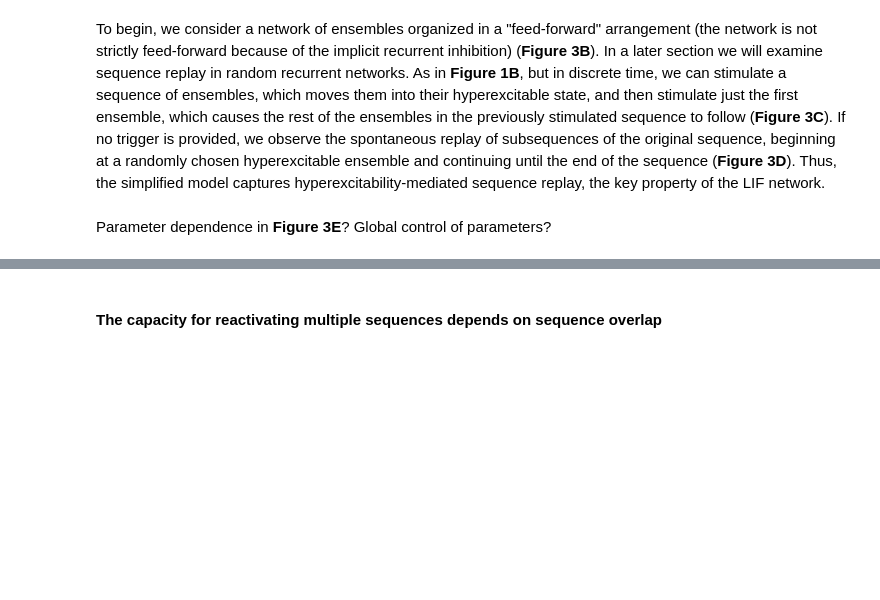
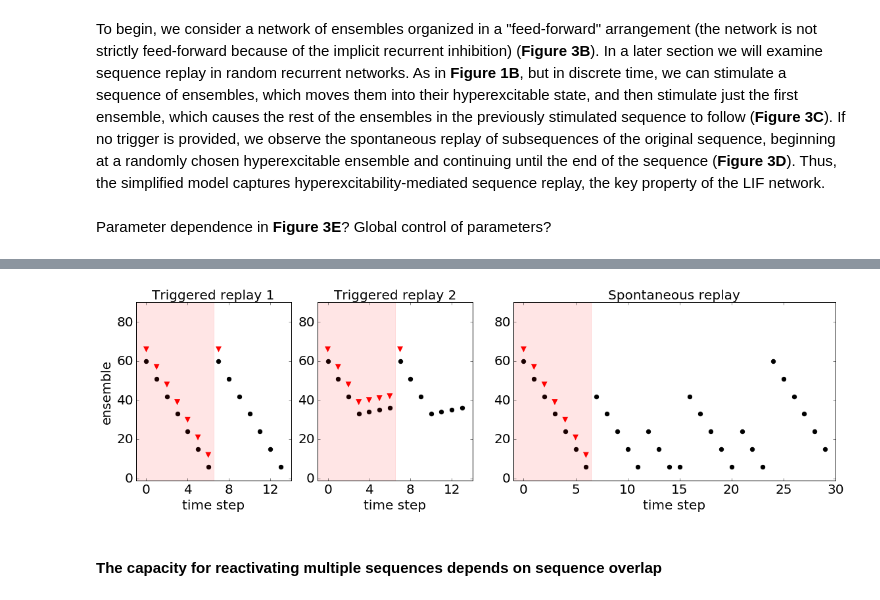
Before and after one commit to rkp8000/nothing_but_reruns, a Jupyter notebook: _paper_draft.ipynb, the cells around one changed output, grey strips where cells are left out. Cells and saved outputs as stored; diff of their text form; code cells hidden in the pictures; blank space fills up the shorter version.

Commit message:
Update with new figures.

```diff
--- a/_paper_draft.ipynb
+++ b/_paper_draft.ipynb
@@ -263,3 +260,31 @@ SyntaxError: invalid syntax (<ipython-input-4-406b0bd5ebe6>, line 1)
+# %%
+from figures.final_paper import simplified_ff_replay_example
+
+fig_3 = simplified_ff_replay_example(
+    SEED=0,
+
+    GRID_SHAPE=(12, 10),
+    LATERAL_SPREAD=2,
+
+    G_W=5,
+    G_X=15,
+    G_D=25,
+    T_X=100,
+
+    DRIVEN_NODES=[
+        [60, 51, 42, 33, 24, 15, 6],
+        [60, 51, 42, 33, 34, 35, 36],
+    ],
+    DRIVE_AMPLITUDE=1,
+
+    SPONTANEOUS_RUN_TIME=30,
+
+    AX_SIZE=(4, 5),
+    Y_LIM=(-1, 90),
+    FONT_SIZE=20,
+)
+# %% [output]
+[figure, added]
 # %% [markdown]
 #### The capacity for reactivating multiple sequences depends on sequence overlap
 # %% [markdown]
```
Also changed, not shown: parts of 14 cells of this notebook.
